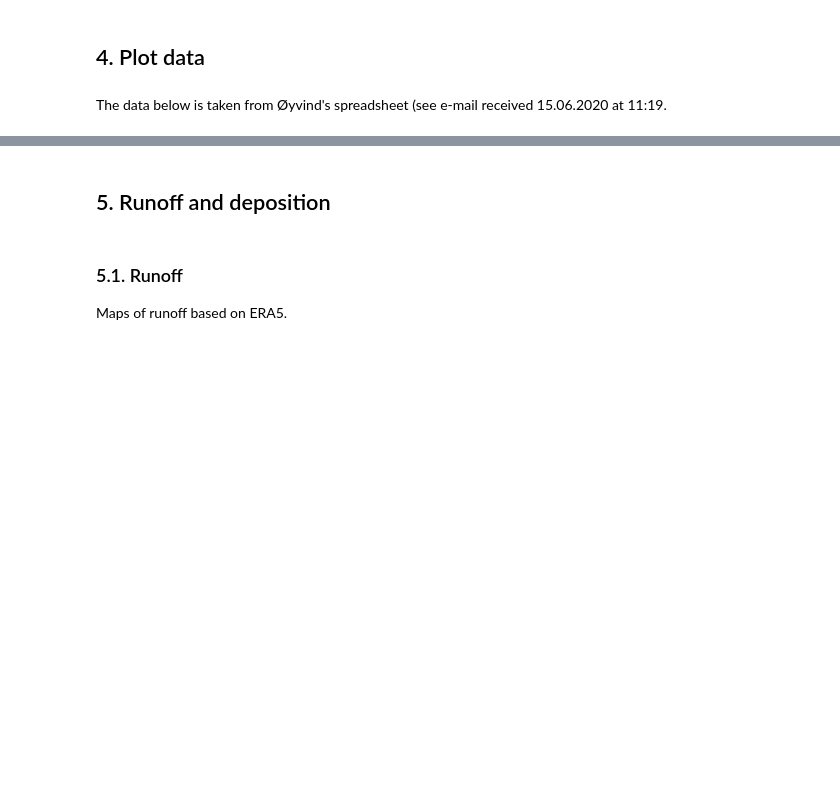
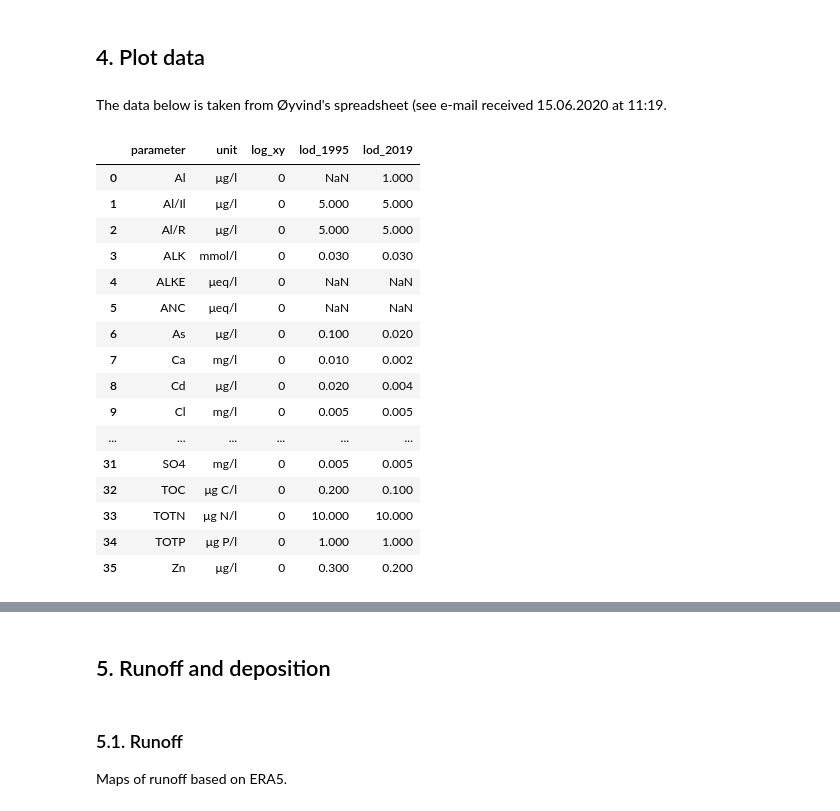
Before and after one commit to JamesSample/1000_lakes_2019, a Jupyter notebook: notebooks/05_compare_1995_2019.ipynb, the cells around one changed output, grey strips where cells are left out. Cells and saved outputs as stored; diff of their text form; code cells hidden in the pictures; blank space fills up the shorter version.

Commit message:
Add LODs to scatterplots

```diff
--- a/notebooks/05_compare_1995_2019.ipynb
+++ b/notebooks/05_compare_1995_2019.ipynb
@@ -336,0 +337,23 @@ axis_opt_dict = {
+# %%
+# Set scale choices for scatterplots from Øyvind's spreadsheet
+# (log_xy, lod_1995, lod_2019)
+axis_opt_df = pd.read_excel(r'../data/axis_options_oga.xlsx')
+axis_opt_df
+# %% [output]
+|  | parameter | unit | log_xy | lod_1995 | lod_2019 |
+| 0 | Al | μg/l | 0 | NaN | 1.000 |
+| 1 | Al/Il | μg/l | 0 | 5.000 | 5.000 |
+| 2 | Al/R | μg/l | 0 | 5.000 | 5.000 |
+| 3 | ALK | mmol/l | 0 | 0.030 | 0.030 |
+| 4 | ALKE | μeq/l | 0 | NaN | NaN |
+| 5 | ANC | μeq/l | 0 | NaN | NaN |
+| 6 | As | μg/l | 0 | 0.100 | 0.020 |
+| 7 | Ca | mg/l | 0 | 0.010 | 0.002 |
+| 8 | Cd | μg/l | 0 | 0.020 | 0.004 |
+| 9 | Cl | mg/l | 0 | 0.005 | 0.005 |
+| ... | ... | ... | ... | ... | ... |
+| 31 | SO4 | mg/l | 0 | 0.005 | 0.005 |
+| 32 | TOC | μg C/l | 0 | 0.200 | 0.100 |
+| 33 | TOTN | μg N/l | 0 | 10.000 | 10.000 |
+| 34 | TOTP | μg P/l | 0 | 1.000 | 1.000 |
+| 35 | Zn | μg/l | 0 | 0.300 | 0.200 |
```
Also changed, not shown: parts of 15 cells of this notebook, 32 other files.
